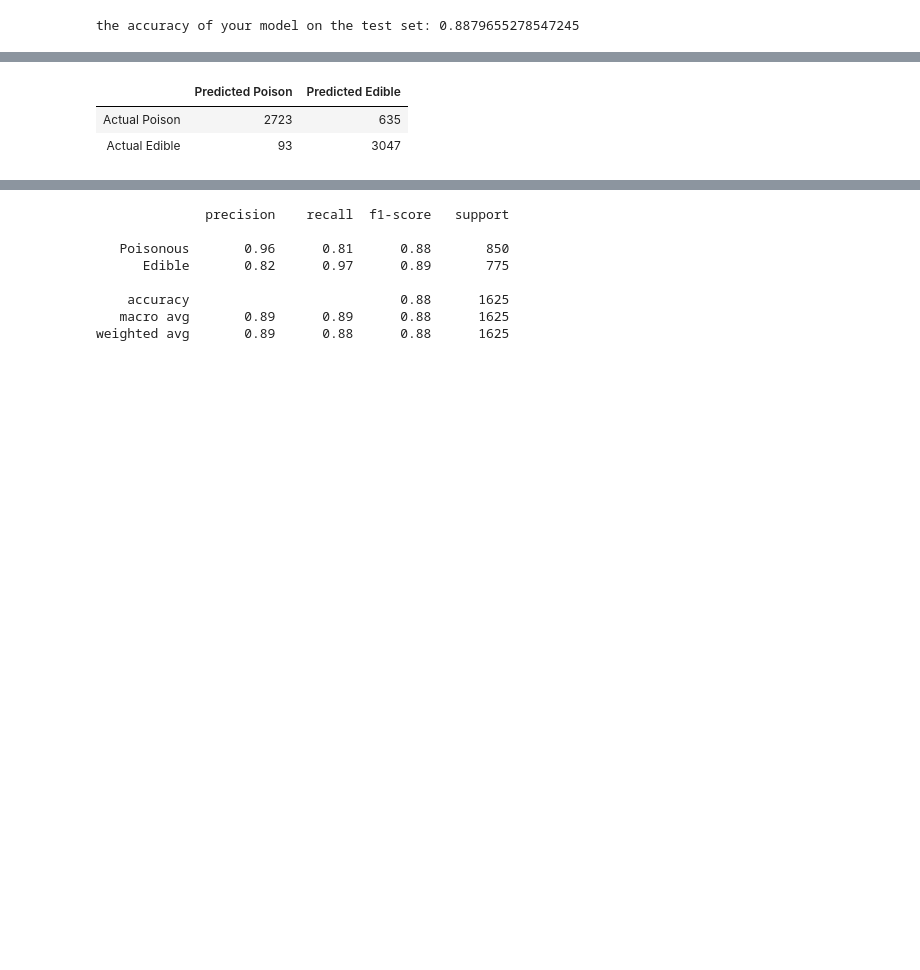
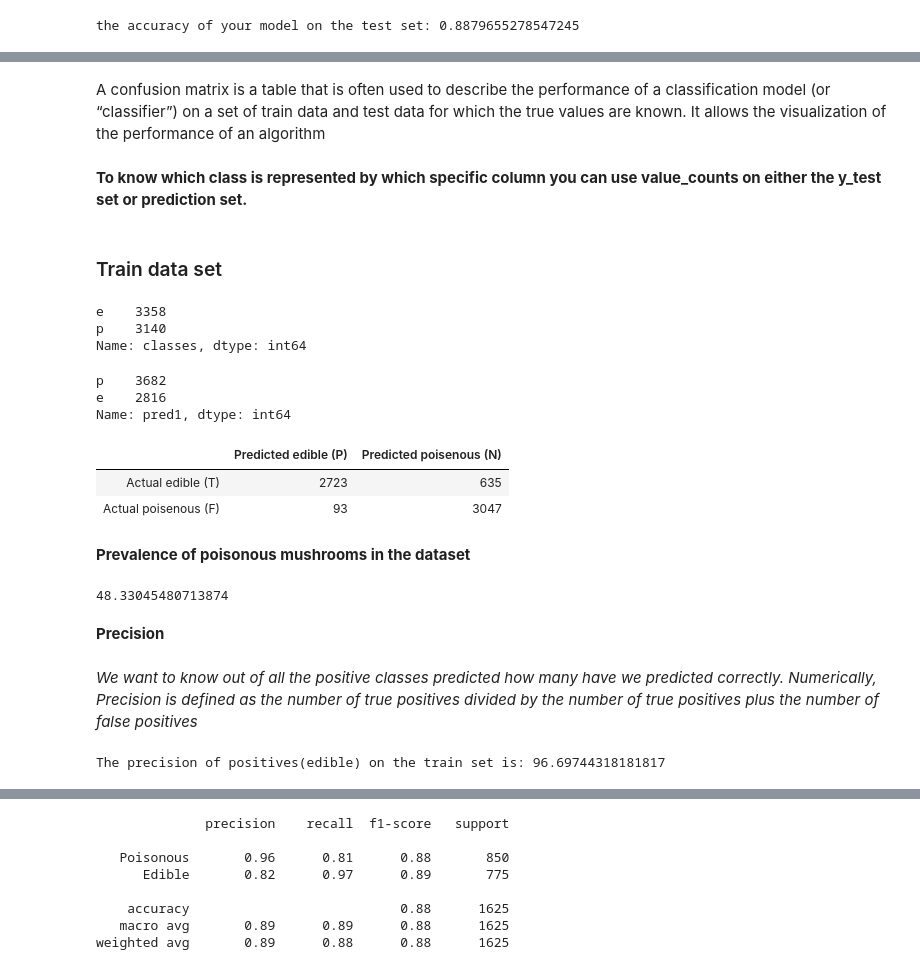
Before and after one commit to LeboSeribe/Decision_tree_model, a Jupyter notebook: Decision tree.ipynb, the cells around one changed output, grey strips where cells are left out. Saved outputs shown, nothing was run; the diff lists cells and outputs as text; code cells hidden in the pictures; blank space fills up the shorter version.

```diff
--- a/Decision tree.ipynb
+++ b/Decision tree.ipynb
@@ -291,9 +306,49 @@ the accuracy of your model on the test set: 0.8879655278547245
+# %% [markdown]
+A confusion matrix is a table that is often used to describe the performance of a classification model
+(or “classifier”) on a set of train data and test data for which the true values are known.
+It allows the visualization of the performance of an algorithm
+# %% [markdown]
+**To know which class is represented by which specific column you can use value_counts on either the y_test set
+or prediction set.**
+# %% [markdown]
+### Train data set
+# %%
+y_train.value_counts()
+# %% [output]
+e    3358
+p    3140
+Name: classes, dtype: int64
+# %%
+pred1['pred1'].value_counts()
+# %% [output]
+p    3682
+e    2816
+Name: pred1, dtype: int64
 # %%
 con_matrix = pd.DataFrame(confusion_matrix(y_train,tree_predictions1),
-                          columns=['Predicted Poison', 'Predicted Edible'],
-                          index=['Actual Poison', 'Actual Edible'])
+                          columns=['Predicted edible (P)', 'Predicted poisenous (N)'],
+                          index=['Actual edible (T)', 'Actual poisenous (F) '])
 con_matrix
 # %% [output]
-|  | Predicted Poison | Predicted Edible |
-| Actual Poison | 2723 | 635 |
-| Actual Edible | 93 | 3047 |
+|  | Predicted edible (P) | Predicted poisenous (N) |
+| Actual edible (T) | 2723 | 635 |
+| Actual poisenous (F) | 93 | 3047 |
+# %% [markdown]
+**Prevalence of poisonous mushrooms in the dataset**
+# %%
+prevalance = (3358/6948)*100
+print(prevalance)
+# %% [output]
+48.33045480713874
+# %% [markdown]
+**Precision**
+# %% [markdown]
+*We want to know out of all the positive classes predicted how many have we predicted correctly.*
+*Numerically,
+Precision is defined as the number of true positives divided by the number of true positives
+plus the number of false positives*
+# %%
+precision = ((2723)/(2723+93))*100
+print('The precision of positives(edible) on the train set is:',precision)
+# %% [output]
+The precision of positives(edible) on the train set is: 96.69744318181817
```
Also changed, not shown: parts of 32 cells of this notebook.
